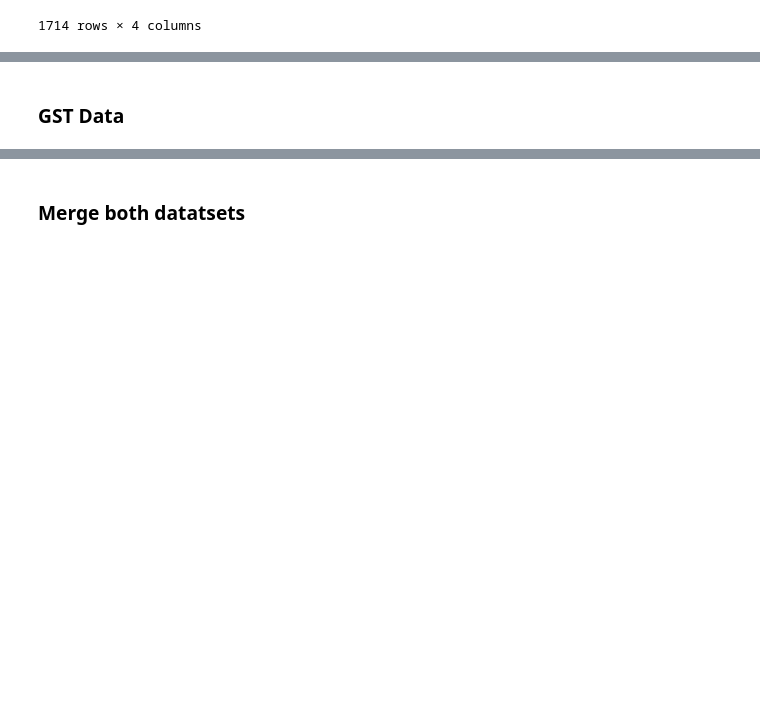
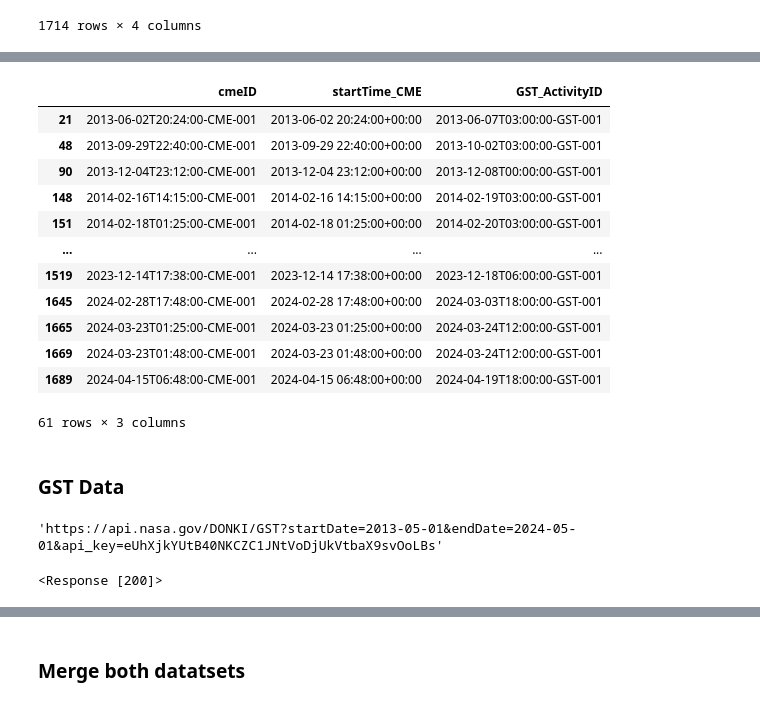
Before and after one commit to GerardoCastanos/data-sourcing-challenge, a Jupyter notebook: retrieve_data.ipynb, the cells around one changed output, grey strips where cells are left out. Drawn from its saved outputs; the diff is of its cells as text; code cells hidden in the pictures; blank space fills up the shorter version.

```diff
--- a/retrieve_data.ipynb
+++ b/retrieve_data.ipynb
@@ -186,10 +206,12 @@ expanded_rows_df
 # %%
+updated_df = expanded_rows_df.copy()
 # Convert the 'GST_ActivityID' column to string format
-
+updated_df["GST_ActivityID"] = updated_df["GST_ActivityID"].astype("string")
 # Convert startTime to datetime format
-
+updated_df["startTime"] = pd.to_datetime(updated_df["startTime"], errors="coerce")
 # Rename startTime to startTime_CME and activityID to cmeID
-
+updated_df = updated_df.rename(columns={"startTime" : "startTime_CME", "activityID":"cmeID"})
 # Drop linkedEvents
-
+updated_df = updated_df.drop(columns="linkedEvents")
 # Verify that all steps were executed correctly
+updated_df.info()
@@ -196,7 +229,24 @@ expanded_rows_df
 # %%
 # We are only interested in CMEs related to GSTs so keep only rows where the
 # GST_ActivityID column contains 'GST'
 # use the method 'contains()' from the str library.
+cme_df_final = updated_df.copy()
+cme_df_final = cme_df_final[cme_df_final["GST_ActivityID"].str.contains("GST")]
+cme_df_final
+# %% [output]
+|  | cmeID | startTime_CME | GST_ActivityID |
+| 21 | 2013-06-02T20:24:00-CME-001 | 2013-06-02 20:24:00+00:00 | 2013-06-07T03:00:00-GST-001 |
+| 48 | 2013-09-29T22:40:00-CME-001 | 2013-09-29 22:40:00+00:00 | 2013-10-02T03:00:00-GST-001 |
+| 90 | 2013-12-04T23:12:00-CME-001 | 2013-12-04 23:12:00+00:00 | 2013-12-08T00:00:00-GST-001 |
+| 148 | 2014-02-16T14:15:00-CME-001 | 2014-02-16 14:15:00+00:00 | 2014-02-19T03:00:00-GST-001 |
+| 151 | 2014-02-18T01:25:00-CME-001 | 2014-02-18 01:25:00+00:00 | 2014-02-20T03:00:00-GST-001 |
+| ... | ... | ... | ... |
+| 1519 | 2023-12-14T17:38:00-CME-001 | 2023-12-14 17:38:00+00:00 | 2023-12-18T06:00:00-GST-001 |
+| 1645 | 2024-02-28T17:48:00-CME-001 | 2024-02-28 17:48:00+00:00 | 2024-03-03T18:00:00-GST-001 |
+| 1665 | 2024-03-23T01:25:00-CME-001 | 2024-03-23 01:25:00+00:00 | 2024-03-24T12:00:00-GST-001 |
+| 1669 | 2024-03-23T01:48:00-CME-001 | 2024-03-23 01:48:00+00:00 | 2024-03-24T12:00:00-GST-001 |
+| 1689 | 2024-04-15T06:48:00-CME-001 | 2024-04-15 06:48:00+00:00 | 2024-04-19T18:00:00-GST-001 |
+61 rows × 3 columns
 # %% [markdown]
 ### GST Data
 # %%
@@ -211,7 +261,16 @@ startDate = "2013-05-01"
 endDate   = "2024-05-01"
 
 # Build URL for GST
+query_GSTurl = f"{base_url}{GST}?startDate={startDate}&endDate={endDate}&api_key={NASA_API_KEY}"
+
+query_GSTurl
+# %% [output]
+'https://api.nasa.gov/DONKI/GST?startDate=2013-05-01&endDate=2024-05-01&api_key=eUhXjkYUtB40NKCZC1JNtVoDjUkVtbaX9svOoLBs'
 # %%
 # Make a "GET" request for the GST URL and store it in a variable named gst_response
+gst_response = requests.get(query_GSTurl)
+gst_response
+# %% [output]
+<Response [200]>
 # %%
 # Convert the response variable to json and store it as a variable named gst_json
```
Also changed, not shown: parts of 16 cells of this notebook.
